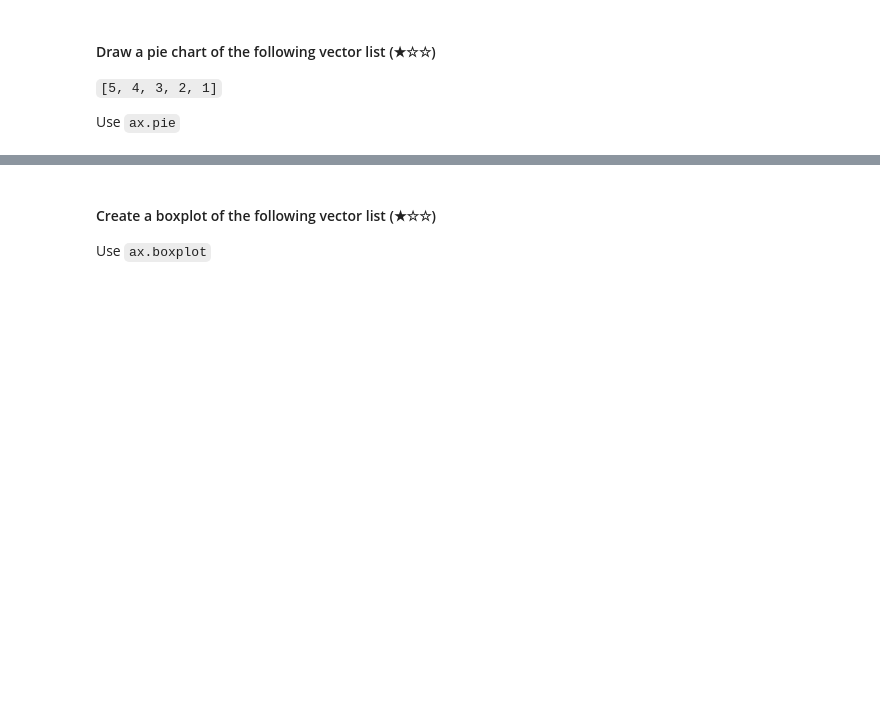
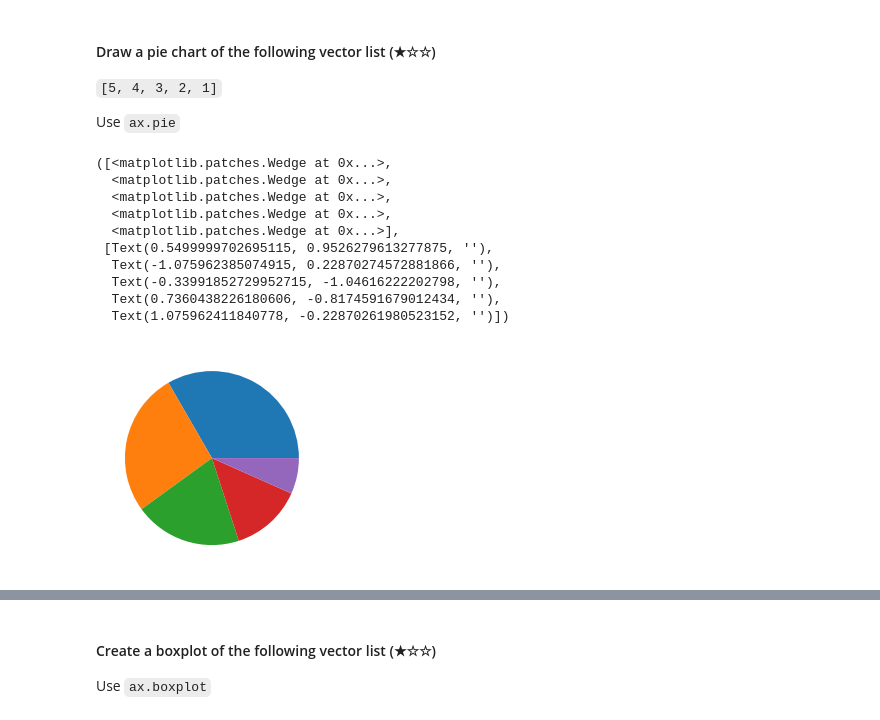
Before and after one commit to NMAR92/Certificados-Nadia-Martin, a Jupyter notebook: 04-matplotlib/04.1-Intro-to-Matplotlib.ipynb, the cells around one changed output, grey strips where cells are left out. Saved outputs shown, nothing was run; the diff lists cells and outputs as text; code cells hidden in the pictures; blank space fills up the shorter version.

```diff
--- a/04-matplotlib/04.1-Intro-to-Matplotlib.ipynb
+++ b/04-matplotlib/04.1-Intro-to-Matplotlib.ipynb
@@ -138,6 +151,24 @@ Note: Remember `np.random` and use ax.hist.
 `[5, 4, 3, 2, 1]`
 
 Use `ax.pie`
+# %%
+import matplotlib.pyplot as plt
+fig, ax = plt.subplots()
+x = [5, 4, 3, 2, 1]
+
+ax.pie(x)
+# %% [output]
+([<matplotlib.patches.Wedge at 0x...>,
+  <matplotlib.patches.Wedge at 0x...>,
+  <matplotlib.patches.Wedge at 0x...>,
+  <matplotlib.patches.Wedge at 0x...>,
+  <matplotlib.patches.Wedge at 0x...>],
+ [Text(0.5499999702695115, 0.9526279613277875, ''),
+  Text(-1.075962385074915, 0.22870274572881866, ''),
+  Text(-0.33991852729952715, -1.04616222202798, ''),
+  Text(0.7360438226180606, -0.8174591679012434, ''),
+  Text(1.075962411840778, -0.22870261980523152, '')])
+[figure, added]
 # %% [markdown]
 ## Boxplots
 
```
Also changed, not shown: parts of 1 cell of this notebook.
